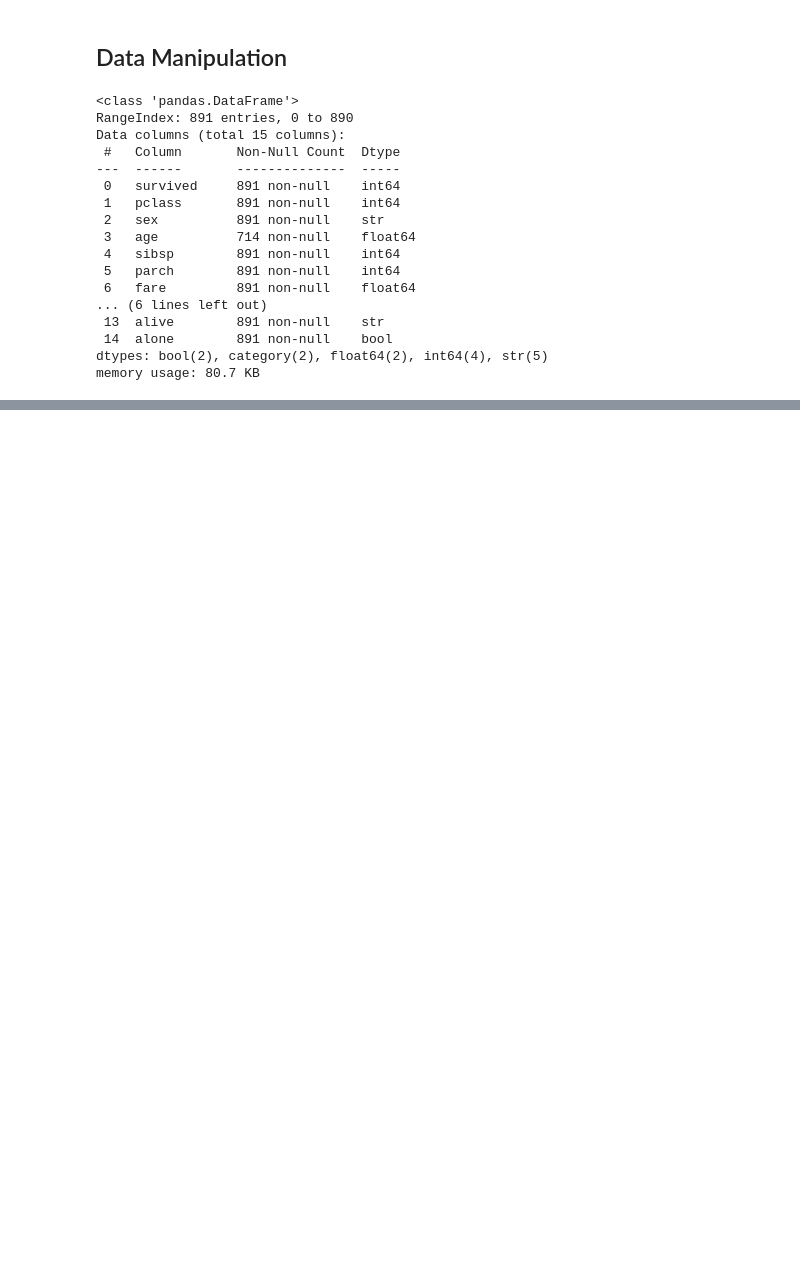
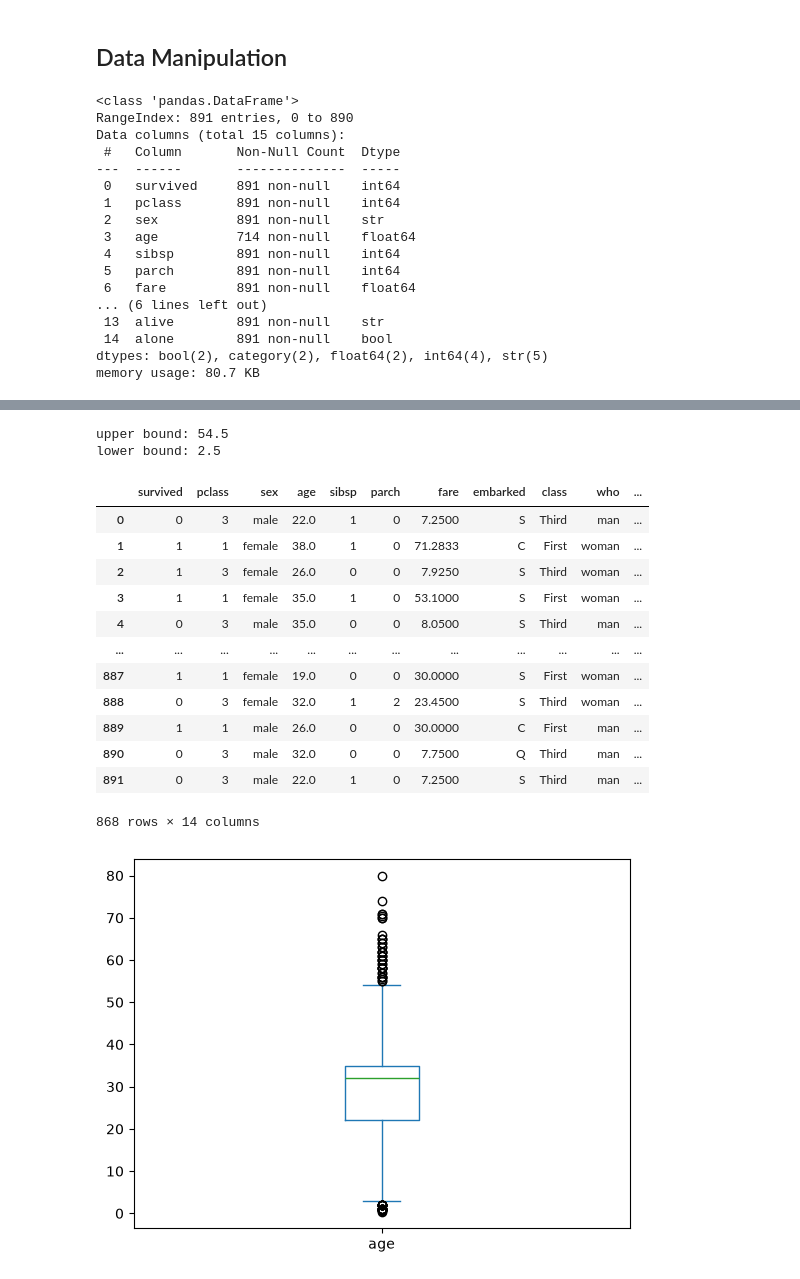
Before and after one commit to marlinps/dsml, a Jupyter notebook: day_2.ipynb, the cells around one changed output, grey strips where cells are left out. Cells and saved outputs as stored; diff of their text form; code cells hidden in the pictures; blank space fills up the shorter version.

```diff
--- a/day_2.ipynb
+++ b/day_2.ipynb
@@ -73,0 +79,4 @@ df = df[~df.index.isin(rows_to_drop)].copy()
+# %%
+df.isnull().sum() # menghitung jumlah nilai null pada setiap kolom
+df.drop(columns='deck', inplace=True) # menghapus kolom 'deck' dari DataFrame df
+df[df['embark_town'].isnull()] # menampilkan baris dengan nilai null pada kolom 'embark_town'
@@ -73,0 +100,4 @@ df = df[~df.index.isin(rows_to_drop)].copy()
+# %%
+# imputasi -> mengisi nilai null dengan nilai yang lebih representatif
+df['embark_town'] = df['embark_town'].fillna('Southampton') # mengisi nilai null pada kolom 'embark_town' dengan 'Southampton'
+df['embarked'] = df['embarked'].fillna('S') # mengisi nilai null pada kolom 'embarked' dengan 'S'
@@ -73,0 +117,6 @@ df = df[~df.index.isin(rows_to_drop)].copy()
+# %%
+# 33 if who == man and age.isnull elif 32 if who == woman and age.isnull else age
+
+df['age'] = df.apply(lambda x:  33 if x['who'] == 'man' and pd.isnull(x['age']) else (32 if x['who'] == 'woman' and pd.isnull(x['age']) else x['age']), axis=1)
+
+df
@@ -73,0 +161,32 @@ df = df[~df.index.isin(rows_to_drop)].copy()
+# %%
+df['age'].plot.box() # membuat boxplot untuk kolom 'age'
+
+# iqr
+q1 = df['age'].quantile(0.25) # menghitung kuartil pertama (Q1) untuk kolom 'age', boleh ditulis .25
+q3 = df['age'].quantile(0.75) # menghitung kuartil ketiga (Q3) untuk kolom 'age', boleh ditulis .75
+iqr = q3 - q1 # menghitung interquartile range (IQR)
+
+# Digunakan saat kita mau memfilter
+print(f'upper bound: {q3 + 1.5 * iqr}') # menghitung batas atas untuk mendeteksi outlier
+print(f'lower bound: {q1 - 1.5 * iqr}') # menghitung batas bawah untuk mendeteksi outlier
+
+df[df['age'] <  2.5] # menampilkan baris dengan nilai 'age' yang lebih besar dari batas atas (outlier)
+
+df.drop(df[df['age'] <  2.5].index) # menghapus baris dengan nilai 'age' yang lebih besar dari batas atas (outlier), tidak benar-benar dihapus
+# %% [output]
+upper bound: 54.5
+lower bound: 2.5
+|  | survived | pclass | sex | age | sibsp | parch | fare | embarked | class | who | ... |
+| 0 | 0 | 3 | male | 22.0 | 1 | 0 | 7.2500 | S | Third | man | ... |
+| 1 | 1 | 1 | female | 38.0 | 1 | 0 | 71.2833 | C | First | woman | ... |
+| 2 | 1 | 3 | female | 26.0 | 0 | 0 | 7.9250 | S | Third | woman | ... |
+| 3 | 1 | 1 | female | 35.0 | 1 | 0 | 53.1000 | S | First | woman | ... |
+| 4 | 0 | 3 | male | 35.0 | 0 | 0 | 8.0500 | S | Third | man | ... |
+| ... | ... | ... | ... | ... | ... | ... | ... | ... | ... | ... | ... |
+| 887 | 1 | 1 | female | 19.0 | 0 | 0 | 30.0000 | S | First | woman | ... |
+| 888 | 0 | 3 | female | 32.0 | 1 | 2 | 23.4500 | S | Third | woman | ... |
+| 889 | 1 | 1 | male | 26.0 | 0 | 0 | 30.0000 | C | First | man | ... |
+| 890 | 0 | 3 | male | 32.0 | 0 | 0 | 7.7500 | Q | Third | man | ... |
+| 891 | 0 | 3 | male | 22.0 | 1 | 0 | 7.2500 | S | Third | man | ... |
+868 rows × 14 columns
+[figure, added]
```
Also changed, not shown: parts of 22 cells of this notebook.
